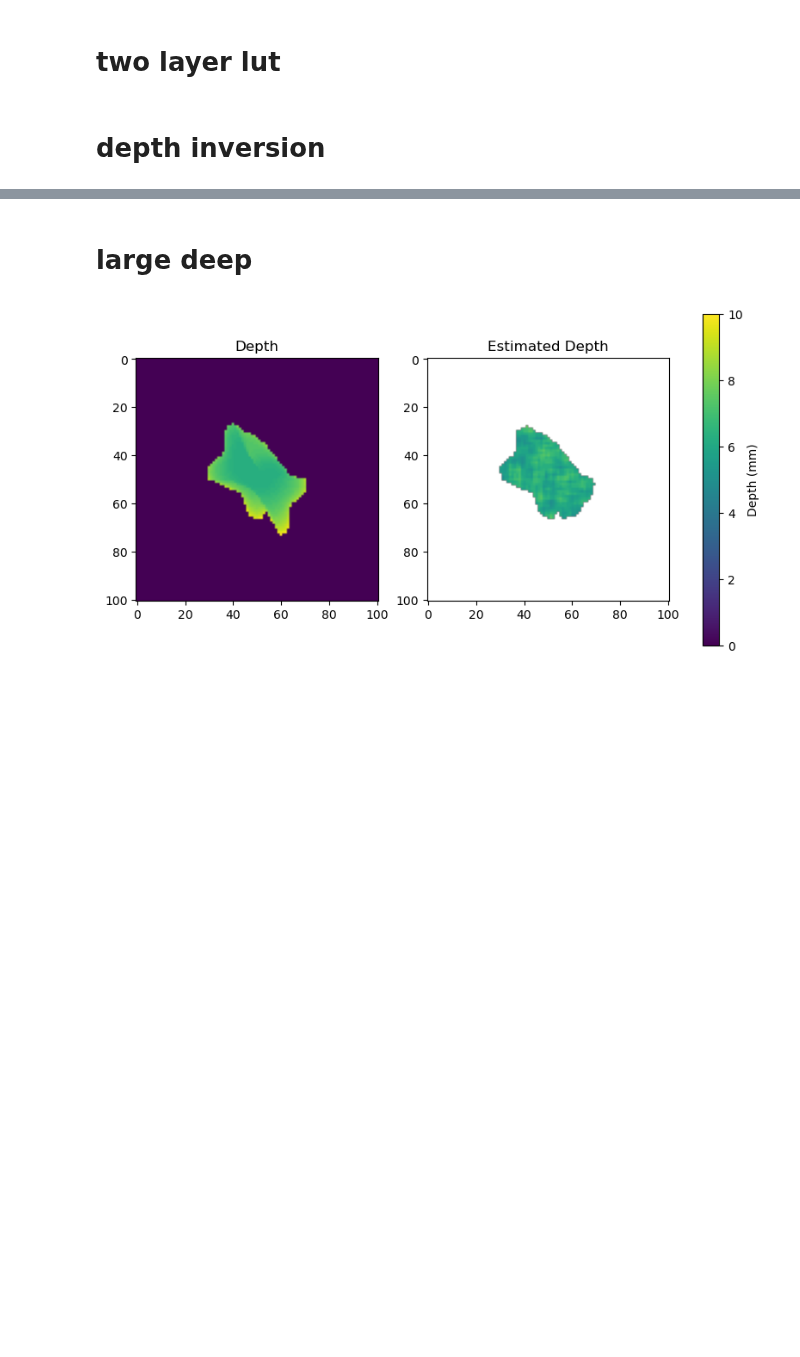
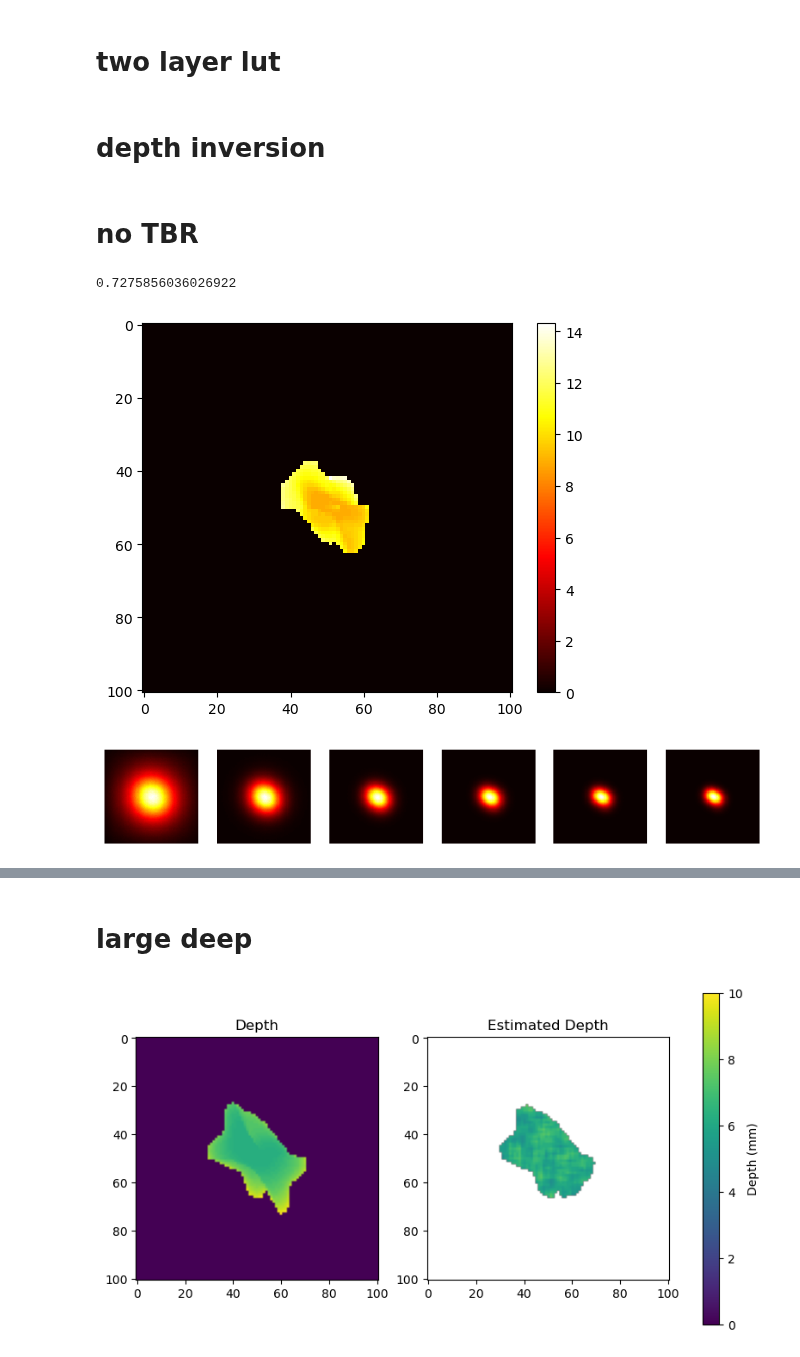
Before and after one commit to VictorH2208/gtx, a Jupyter notebook: numerical/analytical_submarine.ipynb, the cells around one changed output, grey strips where cells are left out. Saved outputs shown, nothing was run; the diff lists cells and outputs as text; code cells hidden in the pictures; blank space fills up the shorter version.

```diff
--- a/numerical/analytical_submarine.ipynb
+++ b/numerical/analytical_submarine.ipynb
@@ -33,3 +23,28 @@ def read_mat_data(path):
+# %%
+def read_mat_data(path, mat=True):
+    if mat:
+        mat_data = mat73.loadmat(path)
+        return {
+            'fluorescence': mat_data['F'],
+            'optical_props': mat_data['OP'],
+            'depth': mat_data['DF'],
+            'concentration_fluor': mat_data['QF'],
+            'reflectance': mat_data['RE']
+        }
+    else:
+        mat_data = sio.loadmat(path)
+        data = {k: v for k, v in mat_data.items() if not k.startswith('__')}
+
+        splits = ['train', 'val', 'test']
+        data_by_split = {split: {} for split in splits}
+
+        for key, value in data.items():
+            for split in splits:
+                if key.startswith(split + '_'):
+                    field = key[len(split) + 1:]
+                    data_by_split[split][field] = value
+
+        return data_by_split
 # %%
 test_data = read_mat_data(cylinder_data_path_r2)
 # %%
@@ -598,0 +674,24 @@ def compute_depth_inversion(test_data, idx, mask=None, draw=False):
+# %% [markdown]
+# no TBR
+# %%
+no_TBR_total = calculate_all_depth('data/TBR/20250729_noTBR_resolution.mat')
+print(no_TBR_total)
+# %% [output]
+0.7275856036026922
+# %%
+noTBR = read_mat_data('data/TBR/20250729_noTBR_resolution.mat')
+# %%
+idx = 2
+sample_noTBR = {
+    'fluorescence': noTBR['fluorescence'][idx,...],
+    'op': noTBR['optical_props'][idx,...],
+    'depth': noTBR['depth'][idx,...],
+    'concentration_fluor': noTBR['concentration_fluor'][idx,...],
+    'reflectance': noTBR['reflectance'][idx,...]
+}
+# %%
+draw_img(sample_noTBR, type='depth', data_type='phantom')
+draw_img(sample_noTBR, type='fluorescence', data_type='phantom')
+# %% [output]
+[figure, added]
+[figure, added]
```
Also changed, not shown: parts of 5 cells of this notebook, 1 other file.
